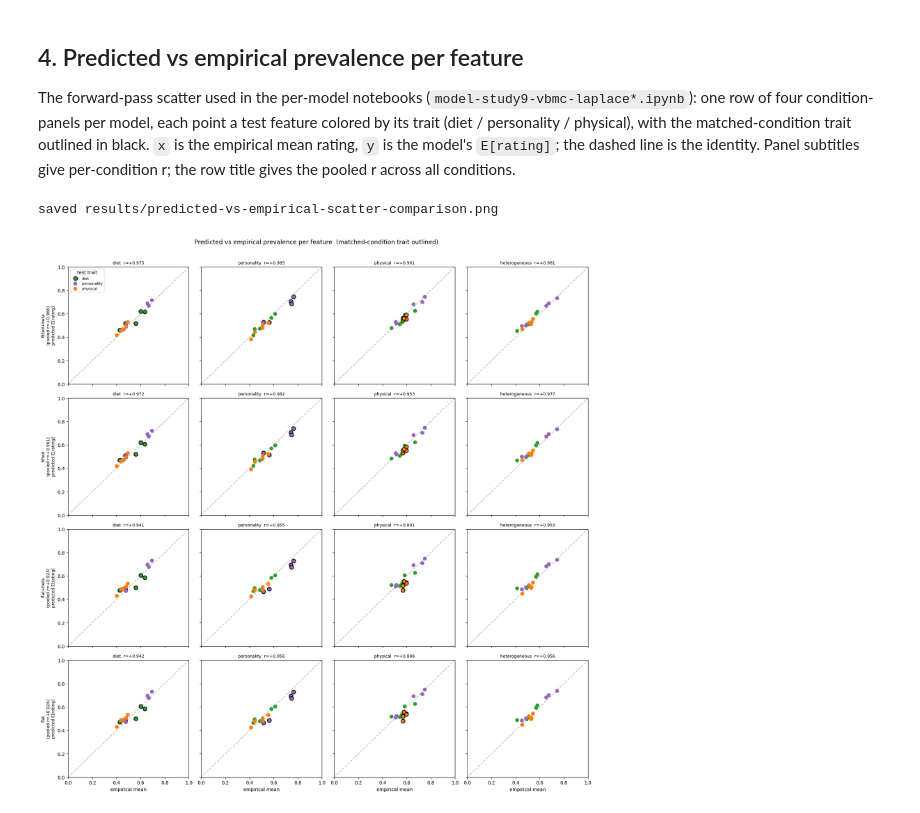
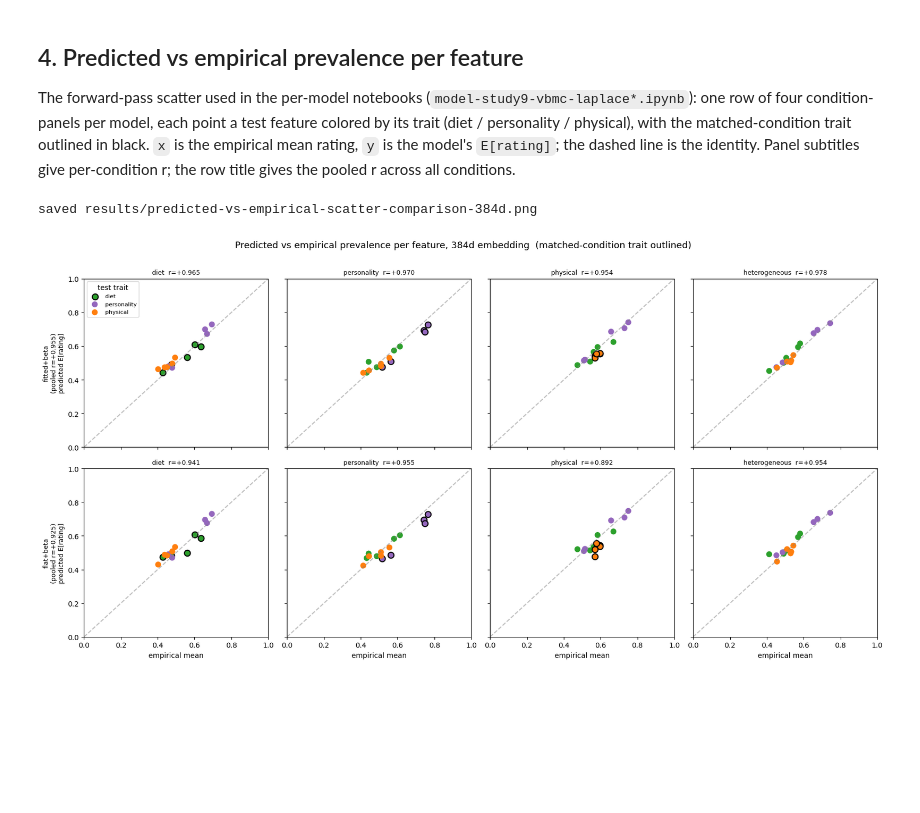
Before and after one commit to mariannazhang/compgenerics, a Jupyter notebook: model/per-feature-prevalence/model-comparison-gp-vs-flat.ipynb, the cells around one changed output. Drawn from its saved outputs; the diff is of its cells as text; code cells hidden in the pictures; blank space fills up the shorter version.

Commit message:
adding support for different dimensionality and reducing scatterplots to summary

```diff
--- a/model/per-feature-prevalence/model-comparison-gp-vs-flat.ipynb
+++ b/model/per-feature-prevalence/model-comparison-gp-vs-flat.ipynb
@@ -34,4 +45,5 @@ Source posteriors (fitted-shapes VBMC in each; `ls_samples` is the pinned consta
 # %%
+EMBED    = '384d'   # '2d' (UMAP projection) or '384d' (unit-norm sentence embeddings)
 DATA_CSV = '../../data/study9.csv'
 
 import os
@@ -46,14 +58,19 @@ import matplotlib.pyplot as plt
 
 import inference as inf
 
+inf.set_embed(EMBED)                       # ls prior/box + LS_FLAT follow the embedding scale
+SUFFIX = '' if EMBED == '2d' else f'-{EMBED}'
+
 # Each model: (results subdir, whether beta was inferred). beta=3 models have no
 # beta_samples in their npz, so we fall back to the design value BETA_SPEAKER.
 # Display order: most -> least flexible (fitted+beta, fitted, flat+beta, flat).
+# Models with no fitted-shapes posterior on disk are skipped with a note (on 384d
+# only the beta pair was fit).
 MODEL_SPECS = {
-    'fitted+beta': ('study9-vbmc-laplace-beta',      True),
-    'fitted':      ('study9-vbmc-laplace',           False),
-    'flat+beta':   ('study9-vbmc-laplace-null-beta', True),
-    'flat':        ('study9-vbmc-laplace-null',      False),
+    'fitted+beta': (f'study9-vbmc-laplace-beta{SUFFIX}',      True),
+    'fitted':      (f'study9-vbmc-laplace{SUFFIX}',           False),
+    'flat+beta':   (f'study9-vbmc-laplace-null-beta{SUFFIX}', True),
+    'flat':        (f'study9-vbmc-laplace-null{SUFFIX}',      False),
 }
 N_PARAMS = {'fitted': 3, 'flat': 2, 'fitted+beta': 4, 'flat+beta': 3}  # free (mu_0,sigma,[ls],[beta])
 
@@ -66,7 +83,14 @@ def _load_median(subdir, beta_inferred):
             'beta':  beta,
             'subdir': subdir}
 
-MODELS = {name: _load_median(subdir, bi) for name, (subdir, bi) in MODEL_SPECS.items()}
+MODELS = {}
+for name, (subdir, bi) in MODEL_SPECS.items():
+    if os.path.exists(os.path.join('results', subdir, 'posterior-fitted-shapes.npz')):
+        MODELS[name] = _load_median(subdir, bi)
+    else:
+        print(f"  (skipping '{name}': no posterior in results/{subdir}/)")
+
+print(f"embedding space: {EMBED}   (flat ls = {inf.LS_FLAT:g})")
 print(f"{'model':<13}{'ls':>8}{'mu_0':>8}{'sigma':>8}{'beta':>8}{'n_params':>10}")
 for name, m in MODELS.items():
     print(f"{name:<13}{m['ls']:>8g}{m['mu_0']:>+8.3f}{m['sigma']:>8.3f}{m['beta']:>8.3f}{N_PARAMS[name]:>10}")
@@ -286,3 +317,4 @@ shared color scale across all 4 models: [0.402, 0.775]
 # %%
-for name, m in MODELS.items():
-    plot_fields(name, m)
+if EMBED == '2d':
+    for name, m in MODELS.items():
+        plot_fields(name, m)
@@ -309,35 +332,35 @@ tcolor = {'diet': 'tab:green', 'personality': 'tab:purple', 'physical': 'tab:ora
 
 # one row of 4 condition-panels per model, all sharing axes
 fig, axgrid = plt.subplots(len(MODELS), len(inf.CONDITIONS),
                            figsize=(4.2*len(inf.CONDITIONS), 4.2*len(MODELS)),
                            sharex=True, sharey=True)
 for row, (name, m) in enumerate(MODELS.items()):
     pred_cond = fitres[name]['pred_cond']
     for col, c in enumerate(inf.CONDITIONS):
         ax = axgrid[row, col]
         for tr in tcolor:
             mask = traits == tr
             ax.scatter(emp_cond[c][mask], pred_cond[c][mask], s=70, color=tcolor[tr],
                        edgecolor=('k' if tr == c else 'none'), linewidth=1.5,
                        label=tr if (row == 0 and col == 0) else None)
         ax.plot([0, 1], [0, 1], '--', color='gray', alpha=0.5)
         ax.set_xlim(0, 1); ax.set_ylim(0, 1)
         r = np.corrcoef(pred_cond[c], emp_cond[c])[0, 1]
         ax.set_title(f"{c}  r={r:+.3f}", fontsize=9)
         if col == 0:
             r_pool_row = np.corrcoef(np.concatenate([pred_cond[cc] for cc in inf.CONDITIONS]),
                                      emp_all)[0, 1]
             ax.set_ylabel(f"{name}\n(pooled r={r_pool_row:+.3f})\npredicted E[rating]", fontsize=9)
         if row == len(MODELS) - 1:
             ax.set_xlabel('empirical mean')
 axgrid[0, 0].legend(fontsize=8, title='test trait', loc='upper left')
-fig.suptitle('Predicted vs empirical prevalence per feature  (matched-condition trait outlined)',
-             fontsize=13, y=0.995)
+fig.suptitle(f'Predicted vs empirical prevalence per feature, {EMBED} embedding  '
+             '(matched-condition trait outlined)', fontsize=13, y=0.995)
 plt.tight_layout(rect=[0, 0, 1, 0.985])
-out_png = os.path.join('results', 'predicted-vs-empirical-scatter-comparison.png')
+out_png = os.path.join('results', f'predicted-vs-empirical-scatter-comparison{SUFFIX}.png')
 fig.savefig(out_png, dpi=150, bbox_inches='tight')
 print('saved', out_png)
 plt.show()
 # %% [output]
-saved results/predicted-vs-empirical-scatter-comparison.png
+saved results/predicted-vs-empirical-scatter-comparison-384d.png
-[figure, old version]
+[figure, new version]
```
Also changed, not shown: parts of 8 cells of this notebook.
